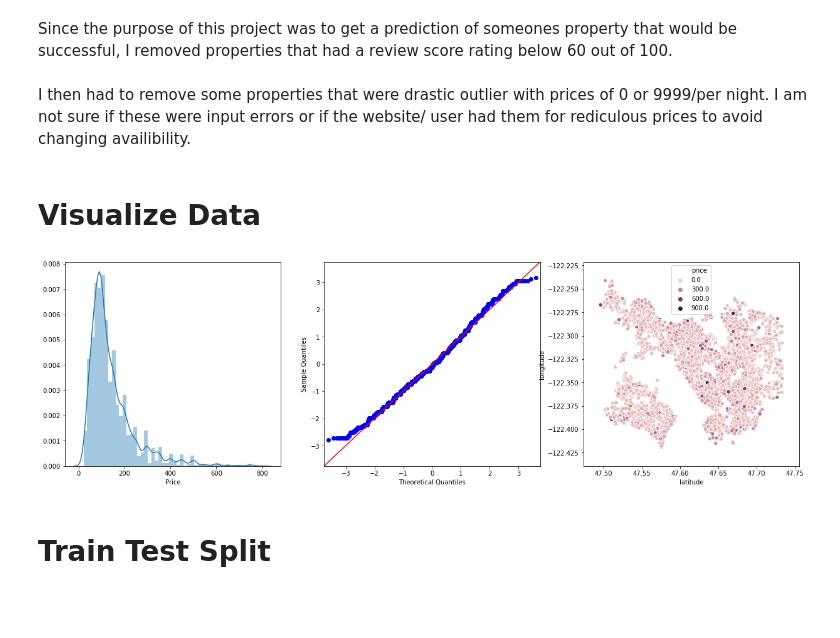
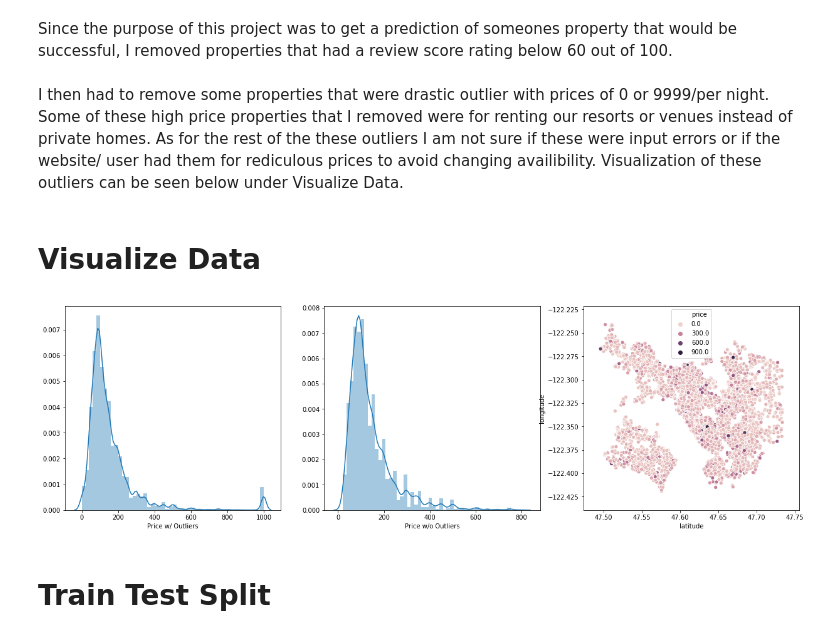
Before and after one commit to trossII/SeattleBnB, a Jupyter notebook: Notebooks/Report Notebook/ReportNote1.ipynb, the cells around one changed output. Cells and saved outputs as stored; diff of their text form; code cells hidden in the pictures; blank space fills up the shorter version.

Commit message:
clean for review

```diff
--- a/Notebooks/Report Notebook/ReportNote1.ipynb
+++ b/Notebooks/Report Notebook/ReportNote1.ipynb
@@ -126,7 +131,7 @@ Since the purpose of this project was to get a prediction of someones property t
 # %%
 clean_data = clean_data[clean_data.review_scores_rating>60]
 # %% [markdown]
-I then had to remove some properties that were drastic outlier with prices of 0 or 9999/per night. I am not sure if these were input errors or if the website/ user had them for rediculous prices to avoid changing availibility.
+I then had to remove some properties that were drastic outlier with prices of 0 or 9999/per night. Some of these high price properties that I removed were for renting our resorts or venues instead of private homes. As for the rest of the these outliers I am not sure if these were input errors or if the website/ user had them for rediculous prices to avoid changing availibility. Visualization of these outliers can be seen below under Visualize Data.
 # %%
 clean_data = clean_data[clean_data.price>20]
 clean_data = clean_data[clean_data.price<800]
@@ -142,11 +141,12 @@ import scipy.stats as stats
 # %%
 fig, axes = plt.subplots(1,3, figsize=(21,6))
-sbn.distplot(clean_data['price'], ax=axes[0])
-axes[0].set_xlabel('Price')
-sm.qqplot(np.log1p(clean_data['price']), stats.norm, fit=True, line='45', ax=axes[1])
+sbn.distplot(data1['price'], ax=axes[0])
+axes[0].set_xlabel('Price w/ Outliers')
+sbn.distplot(clean_data['price'], ax=axes[1])
+axes[1].set_xlabel('Price w/o Outliers')
 sbn.scatterplot(x= clean_data['latitude'], y=clean_data['longitude'],hue=clean_data['price'],ax=axes[2]);
 # %% [output]
-[figure, old version]
+[figure, new version]
 # %% [markdown]
 # Train Test Split
 # %%
```
Also changed, not shown: parts of 2 cells of this notebook, 4 other files.
